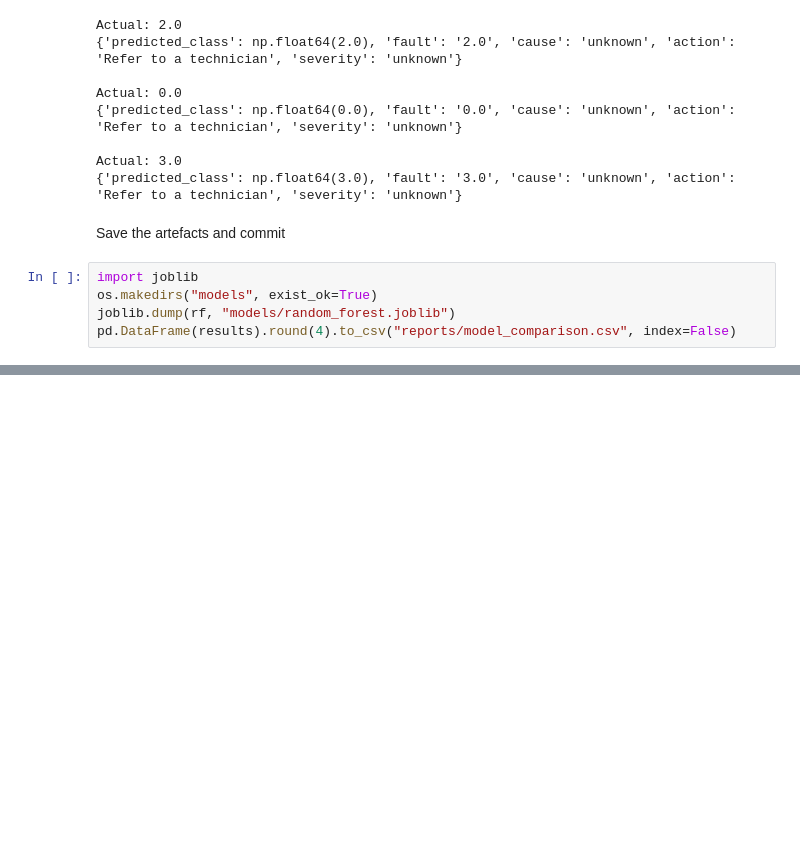
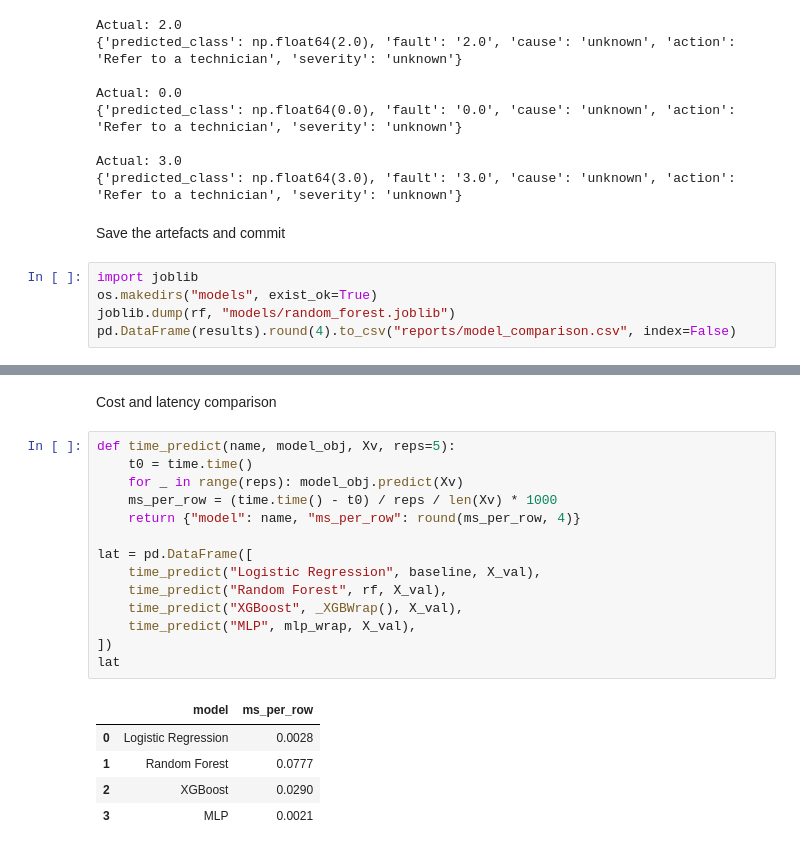
Before and after one commit to ShalakaEranga/DriveHealth-Comparative-Fault-Diagnosis-Using-Classical-vs-Deep-Learning-Methods, a Jupyter notebook: notebooks/01_eda.ipynb, the cells around one changed output, grey strips where cells are left out. Saved outputs shown, nothing was run; the diff lists cells and outputs as text; blank space fills up the shorter version.

```diff
--- a/notebooks/01_eda.ipynb
+++ b/notebooks/01_eda.ipynb
@@ -716,0 +899,22 @@ pd.DataFrame(results).round(4).to_csv("reports/model_comparison.csv", index=Fals
+# %% [markdown]
+Cost and latency comparison
+# %%
+def time_predict(name, model_obj, Xv, reps=5):
+    t0 = time.time()
+    for _ in range(reps): model_obj.predict(Xv)
+    ms_per_row = (time.time() - t0) / reps / len(Xv) * 1000
+    return {"model": name, "ms_per_row": round(ms_per_row, 4)}
+
+lat = pd.DataFrame([
+    time_predict("Logistic Regression", baseline, X_val),
+    time_predict("Random Forest", rf, X_val),
+    time_predict("XGBoost", _XGBWrap(), X_val),
+    time_predict("MLP", mlp_wrap, X_val),
+])
+lat
+# %% [output]
+|  | model | ms_per_row |
+| 0 | Logistic Regression | 0.0028 |
+| 1 | Random Forest | 0.0777 |
+| 2 | XGBoost | 0.0290 |
+| 3 | MLP | 0.0021 |
```
Also changed, not shown: parts of 22 cells of this notebook.
